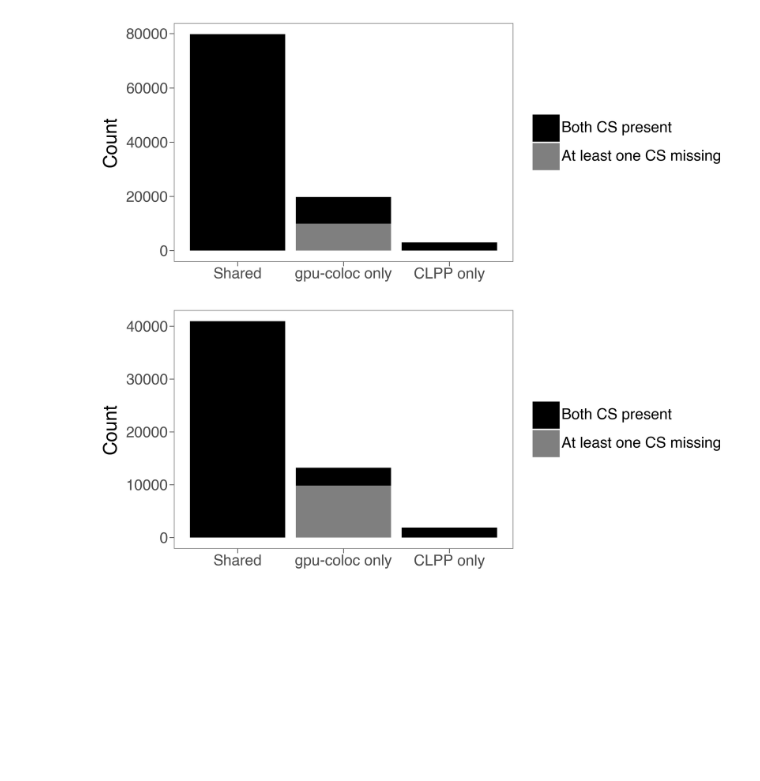
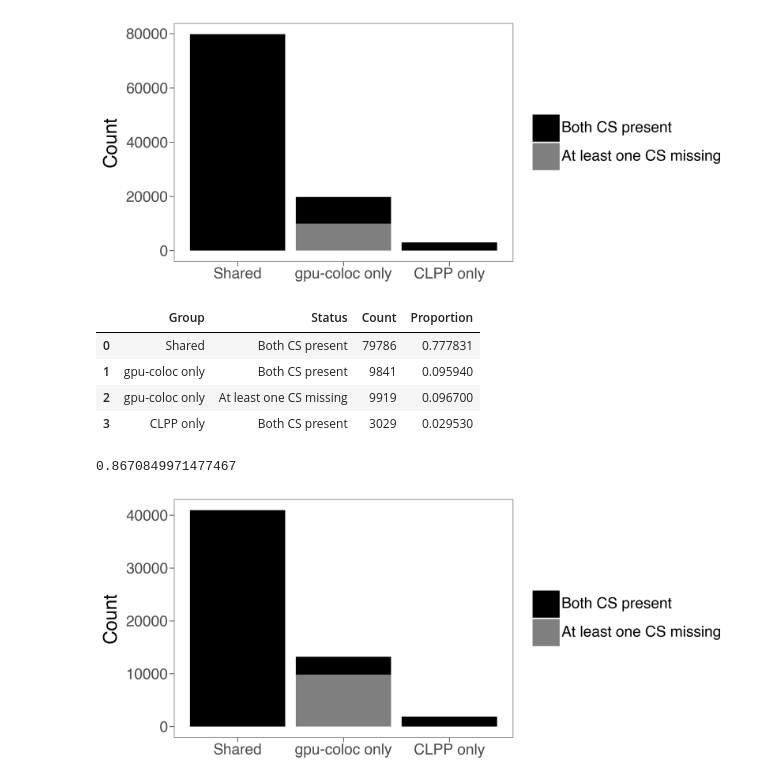
Before and after one commit to AlasooLab/gpu-coloc-manuscript, a Jupyter notebook: code/FigureS3.ipynb, the cells around one changed output. Cells and saved outputs as stored; diff of their text form; code cells hidden in the pictures; blank space fills up the shorter version.

```diff
--- a/code/FigureS3.ipynb
+++ b/code/FigureS3.ipynb
@@ -85,6 +85,19 @@ plot_df["Status"] = pd.Categorical(plot_df["Status"],
 )
 # %% [output]
 [figure]
+# %%
+plot_df['Proportion'] = plot_df['Count'] / plot_df['Count'].sum()
+plot_df
+# %% [output]
+|  | Group | Status | Count | Proportion |
+| 0 | Shared | Both CS present | 79786 | 0.777831 |
+| 1 | gpu-coloc only | Both CS present | 9841 | 0.095940 |
+| 2 | gpu-coloc only | At least one CS missing | 9919 | 0.096700 |
+| 3 | CLPP only | Both CS present | 3029 | 0.029530 |
+# %%
+(9841+9919)/(9841+9919+3029)
+# %% [output]
+0.8670849971477467
 # %%
 import numpy as np
 import pandas as pd
```
Also changed, not shown: parts of 12 cells of this notebook, 3 other files.
